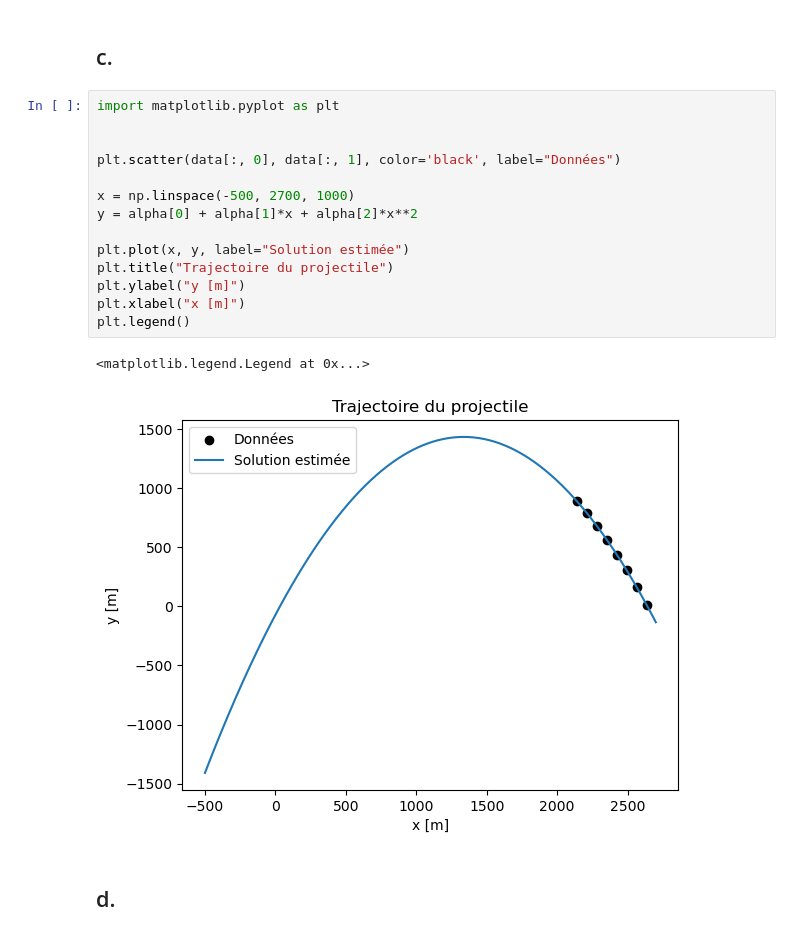
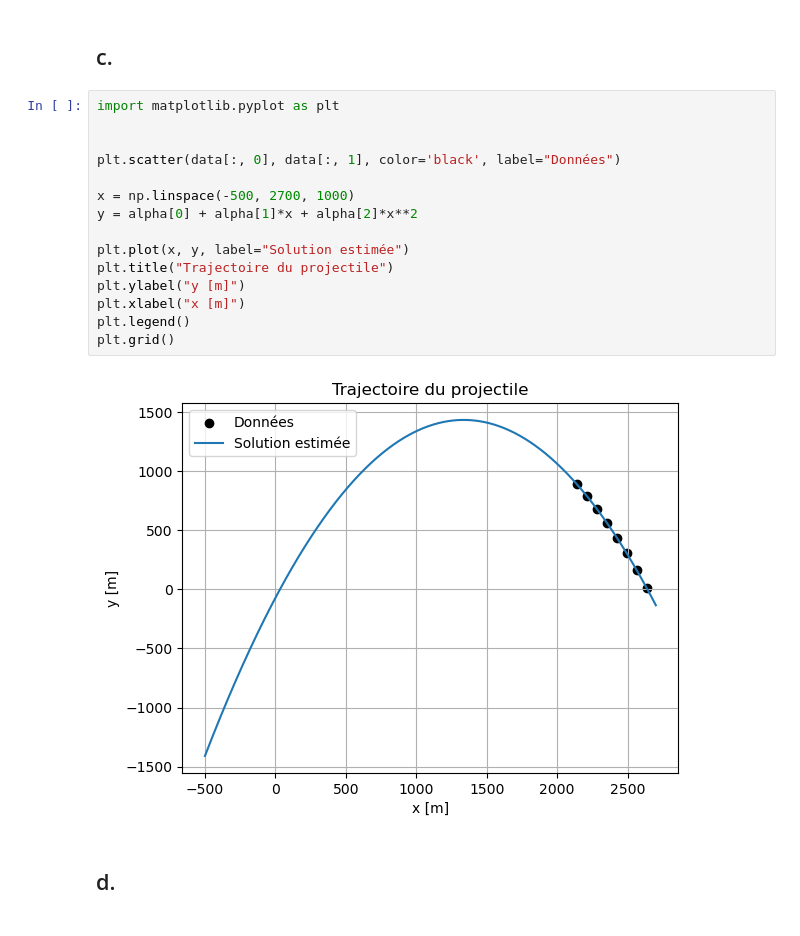
Before and after one commit to Antetokounpo/PhysNum-TP, a Jupyter notebook: TP3/TP3.ipynb, the cells around one changed output. Saved outputs shown, nothing was run; the diff lists cells and outputs as text.

```diff
--- a/TP3/TP3.ipynb
+++ b/TP3/TP3.ipynb
@@ -983,20 +983,20 @@ print(alpha)
 # %%
 import matplotlib.pyplot as plt
 
 
 plt.scatter(data[:, 0], data[:, 1], color='black', label="Données")
 
 x = np.linspace(-500, 2700, 1000)
 y = alpha[0] + alpha[1]*x + alpha[2]*x**2
 
 plt.plot(x, y, label="Solution estimée")
 plt.title("Trajectoire du projectile")
 plt.ylabel("y [m]")
 plt.xlabel("x [m]")
 plt.legend()
+plt.grid()
 # %% [output]
-<matplotlib.legend.Legend at 0x...>
-[figure, old version]
+[figure, new version]
 # %% [markdown]
 ## d.
 # %%
```
Also changed, not shown: parts of 4 cells of this notebook.
